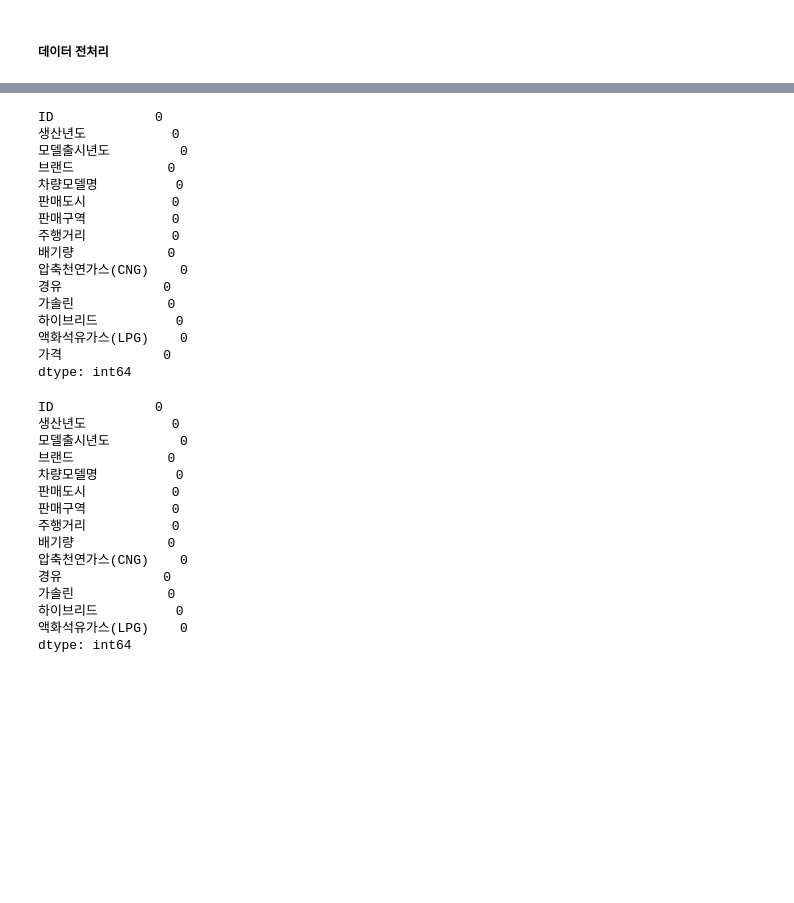
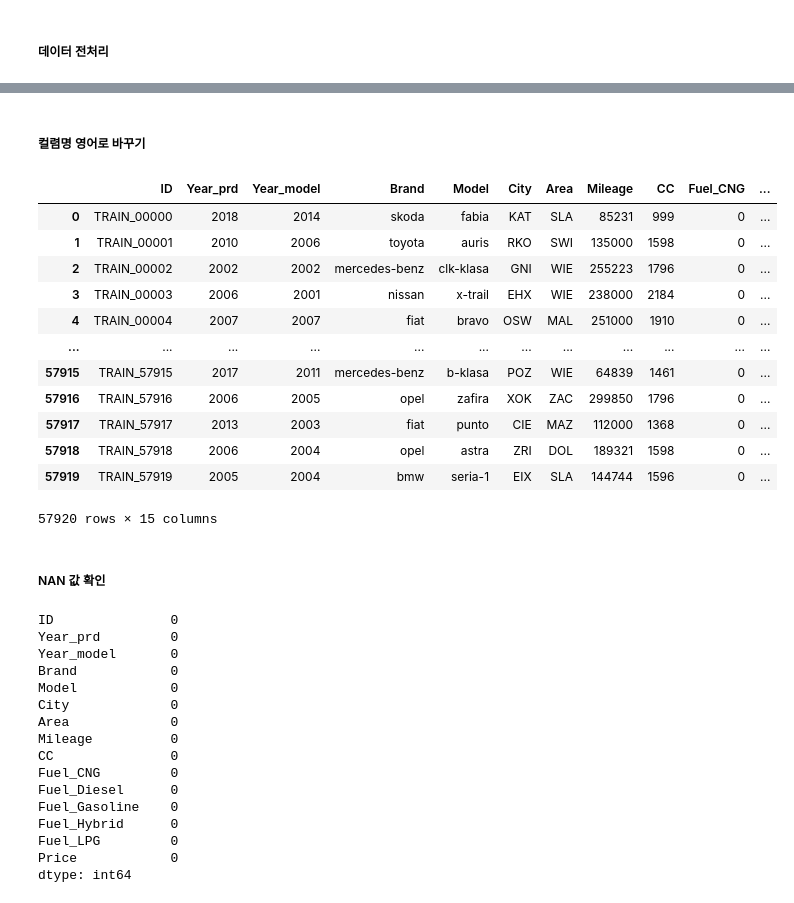
Before and after one commit to woojooc/ML_Car, a Jupyter notebook: jm/dacon/preprocessing.ipynb, the cells around one changed output, grey strips where cells are left out. Saved outputs shown, nothing was run; the diff lists cells and outputs as text; code cells hidden in the pictures; blank space fills up the shorter version.

```diff
--- a/jm/dacon/preprocessing.ipynb
+++ b/jm/dacon/preprocessing.ipynb
@@ -63,0 +63,2 @@ test_df.head(5)
+# %% [markdown]
+##### 컬렴명 영어로 바꾸기
@@ -64,37 +69,45 @@ test_df.head(5)
+# %%
+def columns_toENG(Data):
+
+    Data = Data.rename(columns={'생산년도':'Year_prd','모델출시년도':'Year_model','브랜드':'Brand','차량모델명':'Model','판매도시':'City','판매구역':'Area'})
+    Data = Data.rename(columns={'주행거리':'Mileage','배기량':'CC','압축천연가스(CNG)':'Fuel_CNG','경유':'Fuel_Diesel','가솔린':'Fuel_Gasoline','하이브리드':'Fuel_Hybrid','액화석유가스(LPG)':'Fuel_LPG','가격':'Price'})
+
+    return Data
+
+df = columns_toENG(df)
+df
+# %% [output]
+|  | ID | Year_prd | Year_model | Brand | Model | City | Area | Mileage | CC | Fuel_CNG | ... |
+| 0 | TRAIN_00000 | 2018 | 2014 | skoda | fabia | KAT | SLA | 85231 | 999 | 0 | ... |
+| 1 | TRAIN_00001 | 2010 | 2006 | toyota | auris | RKO | SWI | 135000 | 1598 | 0 | ... |
+| 2 | TRAIN_00002 | 2002 | 2002 | mercedes-benz | clk-klasa | GNI | WIE | 255223 | 1796 | 0 | ... |
+| 3 | TRAIN_00003 | 2006 | 2001 | nissan | x-trail | EHX | WIE | 238000 | 2184 | 0 | ... |
+| 4 | TRAIN_00004 | 2007 | 2007 | fiat | bravo | OSW | MAL | 251000 | 1910 | 0 | ... |
+| ... | ... | ... | ... | ... | ... | ... | ... | ... | ... | ... | ... |
+| 57915 | TRAIN_57915 | 2017 | 2011 | mercedes-benz | b-klasa | POZ | WIE | 64839 | 1461 | 0 | ... |
+| 57916 | TRAIN_57916 | 2006 | 2005 | opel | zafira | XOK | ZAC | 299850 | 1796 | 0 | ... |
+| 57917 | TRAIN_57917 | 2013 | 2003 | fiat | punto | CIE | MAZ | 112000 | 1368 | 0 | ... |
+| 57918 | TRAIN_57918 | 2006 | 2004 | opel | astra | ZRI | DOL | 189321 | 1598 | 0 | ... |
+| 57919 | TRAIN_57919 | 2005 | 2004 | bmw | seria-1 | EIX | SLA | 144744 | 1596 | 0 | ... |
+57920 rows × 15 columns
+# %% [markdown]
+##### NAN 값 확인
 # %%
-train_df.isna().sum()
+df.isna().sum()
 # %% [output]
-ID             0
-생산년도           0
-모델출시년도         0
-브랜드            0
-차량모델명          0
-판매도시           0
-판매구역           0
-주행거리           0
-배기량            0
-압축천연가스(CNG)    0
-경유             0
-가솔린            0
-하이브리드          0
-액화석유가스(LPG)    0
-가격             0
+ID               0
+Year_prd         0
+Year_model       0
+Brand            0
+Model            0
+City             0
+Area             0
+Mileage          0
+CC               0
+Fuel_CNG         0
+Fuel_Diesel      0
+Fuel_Gasoline    0
+Fuel_Hybrid      0
+Fuel_LPG         0
+Price            0
 dtype: int64
-# %%
-test_df.isna().sum()
-# %% [output]
-ID             0
-생산년도           0
-모델출시년도         0
-브랜드            0
-차량모델명          0
-판매도시           0
-판매구역           0
-주행거리           0
-배기량            0
-압축천연가스(CNG)    0
-경유             0
-가솔린            0
-하이브리드          0
-액화석유가스(LPG)    0
-dtype: int64
```
Also changed, not shown: parts of 25 cells of this notebook.
